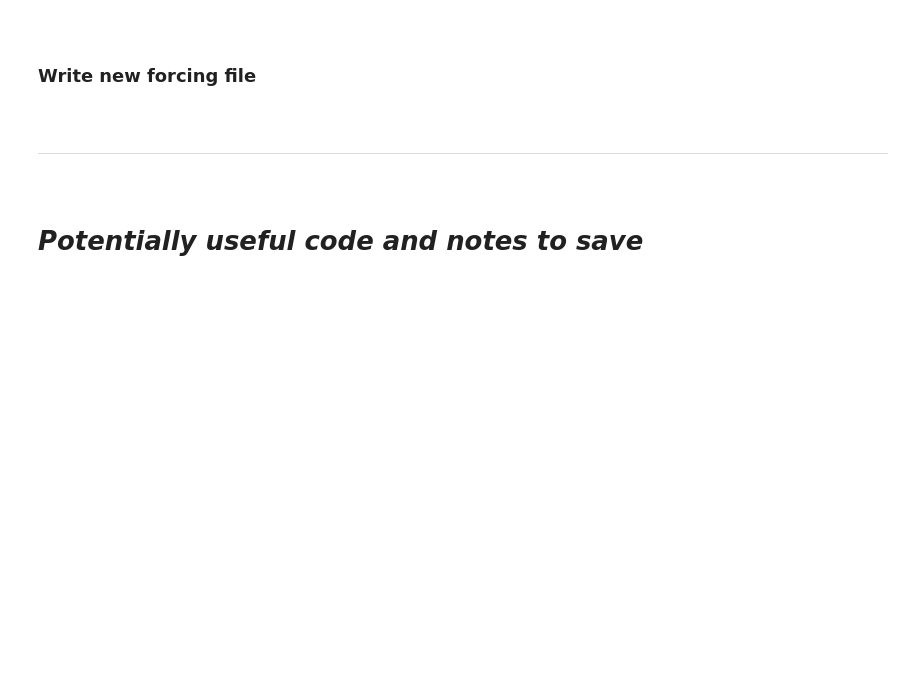
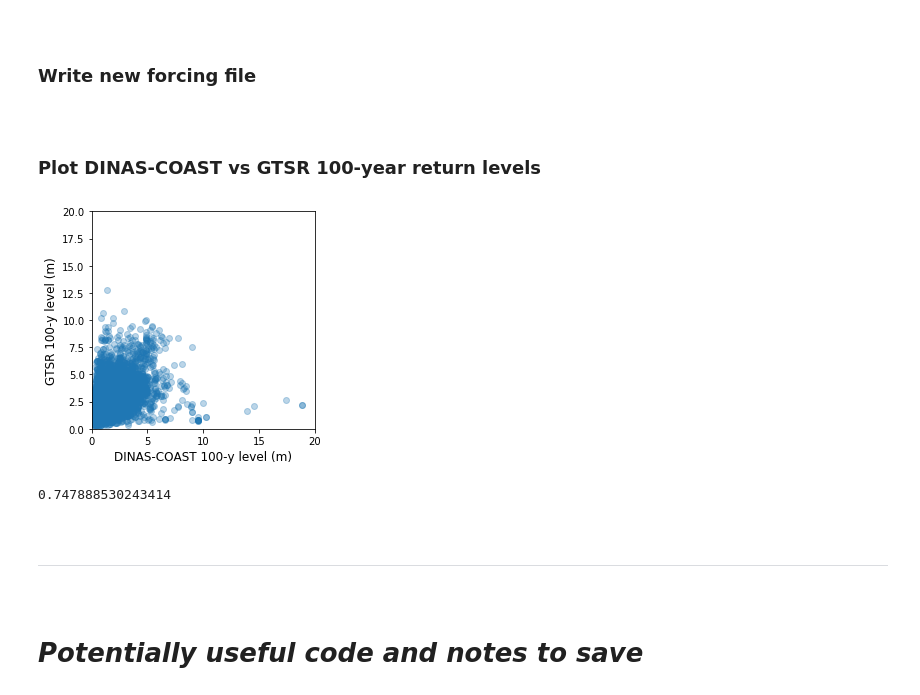
Before and after one commit to raddleverse/CIAM_uncertainty_propagation, a Jupyter notebook: gtsr_surgeexposure.ipynb, the cells around one changed output. Saved outputs shown, nothing was run; the diff lists cells and outputs as text; code cells hidden in the pictures; blank space fills up the shorter version.

```diff
--- a/gtsr_surgeexposure.ipynb
+++ b/gtsr_surgeexposure.ipynb
@@ -251,6 +251,23 @@ dfG_ciam.s1 = 0
 ### Write new forcing file
 # %%
 dfG_ciam.to_csv("surgeexposure_gtsr.csv", index=False)
+# %% [markdown]
+<br>
+
+### Plot DINAS-COAST vs GTSR 100-year return levels
+# %%
+fig,ax = plt.subplots(1,1,figsize=(4,4))
+plt.scatter(dfG.r100,dfS.S100,alpha=0.3);
+plt.axis([0,20,0,20])
+plt.xlabel("DINAS-COAST 100-y level (m)",fontsize=12)
+plt.ylabel("GTSR 100-y level (m)",fontsize=12)
+fig.savefig("./ciam-code/figures/dc_gtsr_100y_surge_comparison.pdf", bbox_inches='tight');
+# %% [output]
+[figure, added]
+# %%
+np.mean(dfS.S100-dfG.r100)
+# %% [output]
+0.747888530243414
 # %% [markdown]
 <br>
 
```
Also changed, not shown: parts of 5 cells of this notebook, 5 other files.
